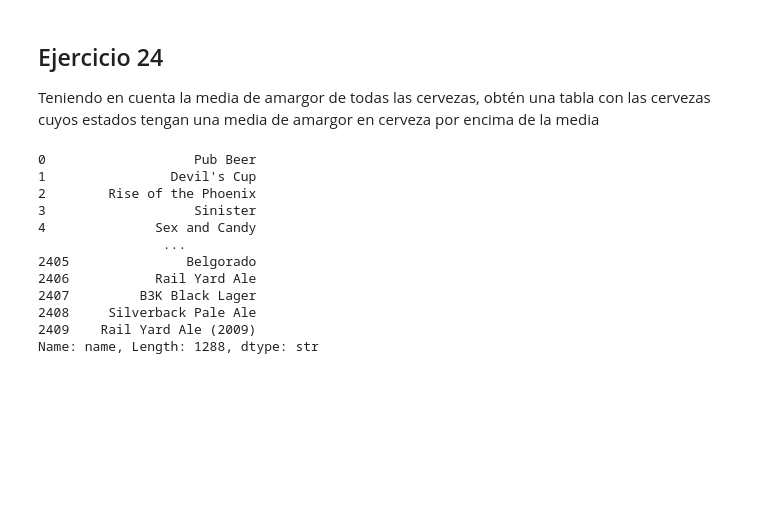
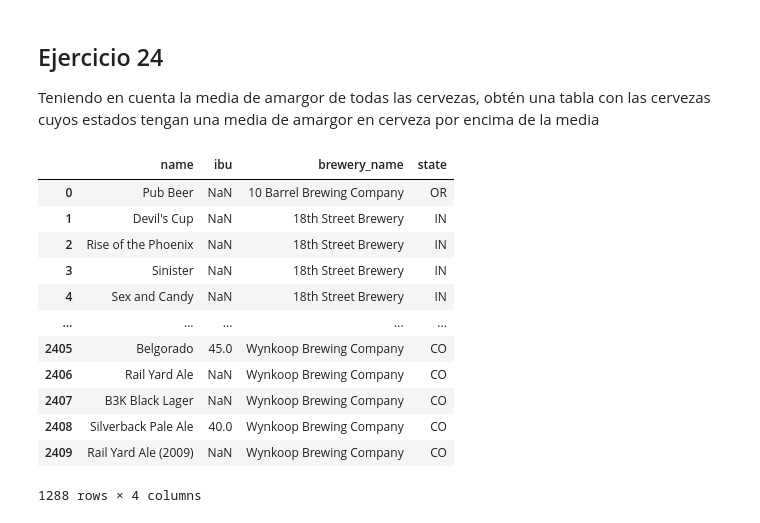
Before and after one commit to naiamerino/2026-02-BILBAO-FT-Data-Science, a Jupyter notebook: 2-Data_Analysis/2-Pandas/Practica/6-Beers/birras_repaso_NMG.ipynb, the cells around one changed output. Drawn from its saved outputs; the diff is of its cells as text; code cells hidden in the pictures; blank space fills up the shorter version.

```diff
--- a/2-Data_Analysis/2-Pandas/Practica/6-Beers/birras_repaso_NMG.ipynb
+++ b/2-Data_Analysis/2-Pandas/Practica/6-Beers/birras_repaso_NMG.ipynb
@@ -51,4 +53,7 @@ beers.shape
 [Elimina la columna "Unnamed: 0"](https://pandas.pydata.org/pandas-docs/stable/reference/api/pandas.DataFrame.drop.html)
 # %%
 # Por defecto intenta eliminar filas. Especificar que es una columna
+# Esto se puede hacer así:
 beers.drop(columns='Unnamed: 0', inplace=True)
+# o así
+beers.drop ('Unnamed: 0', axis=1, inplace=True)
@@ -490,24 +528,26 @@ Teniendo en cuenta la media de amargor de todas las cervezas, obtén una tabla c
 # %%
 # Esto había hecho al principio. No es correcto
 # beerswithbreweries [beerswithbreweries.groupby('state')['ibu'].mean()>beerswithbreweries ['ibu'].mean()]["name"]
 
 # El groupby me da un valor para el grupo. Con eso luego no puedo ir a las filas de ese grupo, que es lo
 # que quiero -sacar las cervezas dentro del  estado-.
 # Tiene que generarme las mismas filas que ese estado con ese valor para luego poder comparar.
 # Eso lo hace transform
+# Ahora ya no sé si está bien
 
 media_estados = beerswithbreweries.groupby('state')['ibu'].transform('mean')
-beerswithbreweries [media_estados > beerswithbreweries['ibu'].mean()]["name"]
+beerswithbreweries [media_estados > beerswithbreweries['ibu'].mean()][["name","ibu","brewery_name","state"]]
 # %% [output]
+|  | name | ibu | brewery_name | state |
+| 0 | Pub Beer | NaN | 10 Barrel Brewing Company | OR |
+| 1 | Devil's Cup | NaN | 18th Street Brewery | IN |
+| 2 | Rise of the Phoenix | NaN | 18th Street Brewery | IN |
+| 3 | Sinister | NaN | 18th Street Brewery | IN |
+| 4 | Sex and Candy | NaN | 18th Street Brewery | IN |
+| ... | ... | ... | ... | ... |
+| 2405 | Belgorado | 45.0 | Wynkoop Brewing Company | CO |
+| 2406 | Rail Yard Ale | NaN | Wynkoop Brewing Company | CO |
+| 2407 | B3K Black Lager | NaN | Wynkoop Brewing Company | CO |
+| 2408 | Silverback Pale Ale | 40.0 | Wynkoop Brewing Company | CO |
+| 2409 | Rail Yard Ale (2009) | NaN | Wynkoop Brewing Company | CO |
-0                   Pub Beer
-1                Devil's Cup
-2        Rise of the Phoenix
-3                   Sinister
-4              Sex and Candy
-                ...
-2405               Belgorado
-2406           Rail Yard Ale
-2407         B3K Black Lager
-2408     Silverback Pale Ale
-2409    Rail Yard Ale (2009)
-Name: name, Length: 1288, dtype: str
+1288 rows × 4 columns
```
Also changed, not shown: parts of 14 cells of this notebook, 7 other files.
